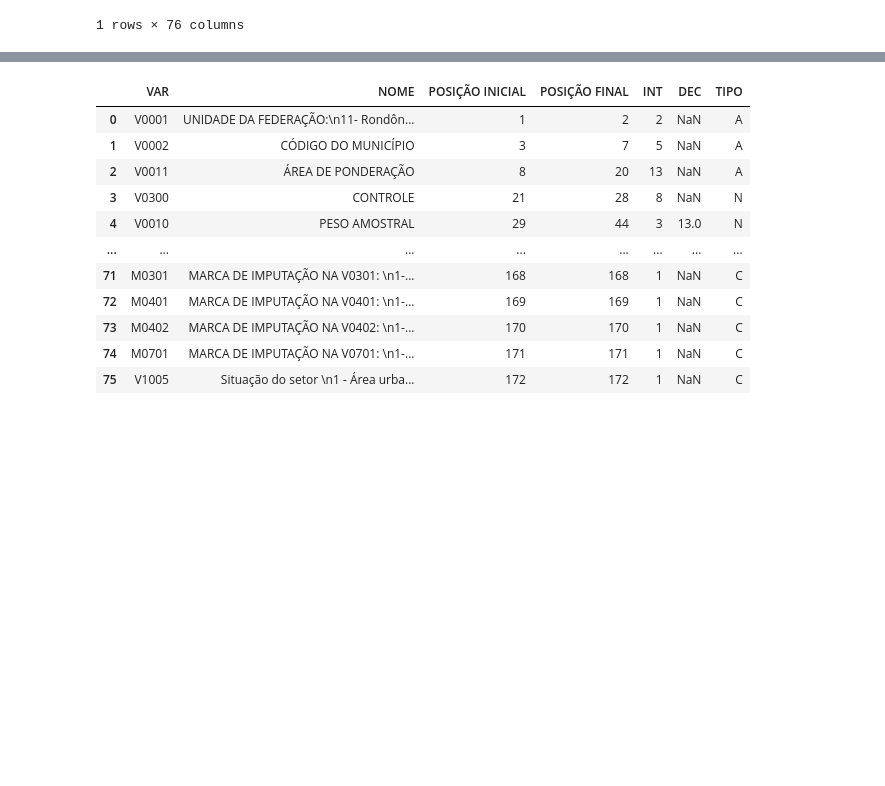
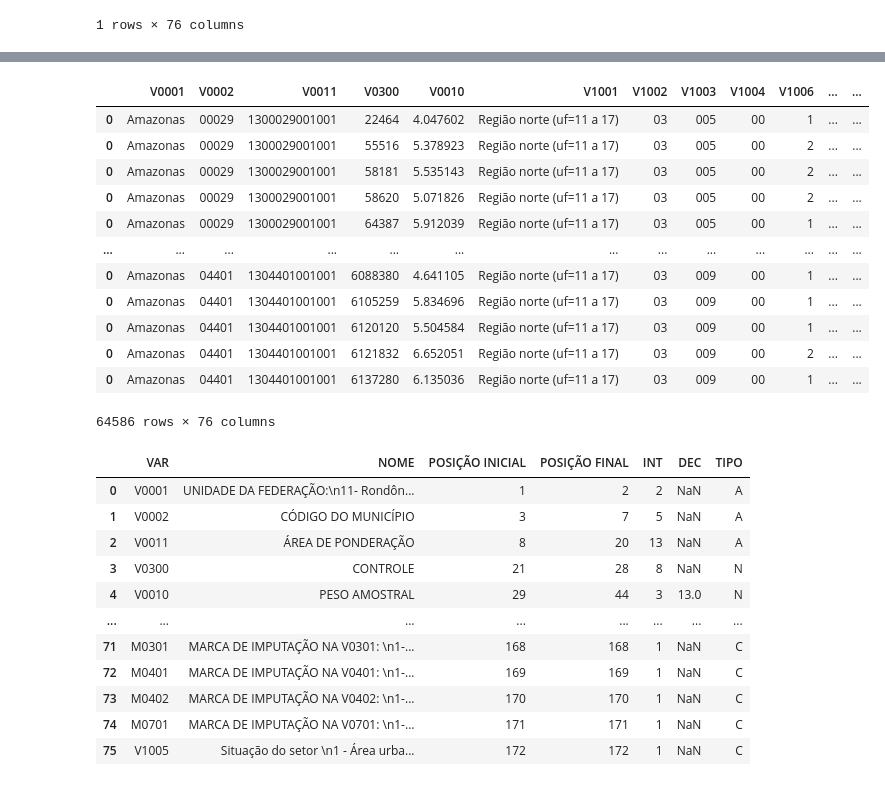
Before and after one commit to GDevigili/TCC-IBGE, a Jupyter notebook: src/datasets/microdados/2-translate-microdata.ipynb, the cells around one changed output, grey strips where cells are left out. Saved outputs shown, nothing was run; the diff lists cells and outputs as text; code cells hidden in the pictures; blank space fills up the shorter version.

Commit message:
Test for microdata loading script

```diff
--- a/src/datasets/microdados/2-translate-microdata.ipynb
+++ b/src/datasets/microdados/2-translate-microdata.ipynb
@@ -325,5 +325,6 @@ a
 1 rows × 76 columns
 # %%
 %%time
-a = process_microdata_files(["amostra_domicilios_2010_SC.txt"], dfs['amostra_domicilios_2010'], dfs_vars['amostra_domicilios_2010'])
+a = process_microdata_files(["amostra_domicilios_2010_AM.txt"], dfs['amostra_domicilios_2010'], dfs_vars['amostra_domicilios_2010'])
 a
+# %% [output]
@@ -330,3 +333,16 @@ a
+|  | V0001 | V0002 | V0011 | V0300 | V0010 | V1001 | V1002 | V1003 | V1004 | V1006 | ... | ... |
+| 0 | Amazonas | 00029 | 1300029001001 | 22464 | 4.047602 | Região norte (uf=11 a 17) | 03 | 005 | 00 | 1 | ... | ... |
+| 0 | Amazonas | 00029 | 1300029001001 | 55516 | 5.378923 | Região norte (uf=11 a 17) | 03 | 005 | 00 | 2 | ... | ... |
+| 0 | Amazonas | 00029 | 1300029001001 | 58181 | 5.535143 | Região norte (uf=11 a 17) | 03 | 005 | 00 | 2 | ... | ... |
+| 0 | Amazonas | 00029 | 1300029001001 | 58620 | 5.071826 | Região norte (uf=11 a 17) | 03 | 005 | 00 | 2 | ... | ... |
+| 0 | Amazonas | 00029 | 1300029001001 | 64387 | 5.912039 | Região norte (uf=11 a 17) | 03 | 005 | 00 | 1 | ... | ... |
+| ... | ... | ... | ... | ... | ... | ... | ... | ... | ... | ... | ... | ... |
+| 0 | Amazonas | 04401 | 1304401001001 | 6088380 | 4.641105 | Região norte (uf=11 a 17) | 03 | 009 | 00 | 1 | ... | ... |
+| 0 | Amazonas | 04401 | 1304401001001 | 6105259 | 5.834696 | Região norte (uf=11 a 17) | 03 | 009 | 00 | 1 | ... | ... |
+| 0 | Amazonas | 04401 | 1304401001001 | 6120120 | 5.504584 | Região norte (uf=11 a 17) | 03 | 009 | 00 | 1 | ... | ... |
+| 0 | Amazonas | 04401 | 1304401001001 | 6121832 | 6.652051 | Região norte (uf=11 a 17) | 03 | 009 | 00 | 2 | ... | ... |
+| 0 | Amazonas | 04401 | 1304401001001 | 6137280 | 6.135036 | Região norte (uf=11 a 17) | 03 | 009 | 00 | 1 | ... | ... |
+64586 rows × 76 columns
 # %%
 df_domi
 # %% [output]
```
Also changed, not shown: parts of 1 cell of this notebook.
